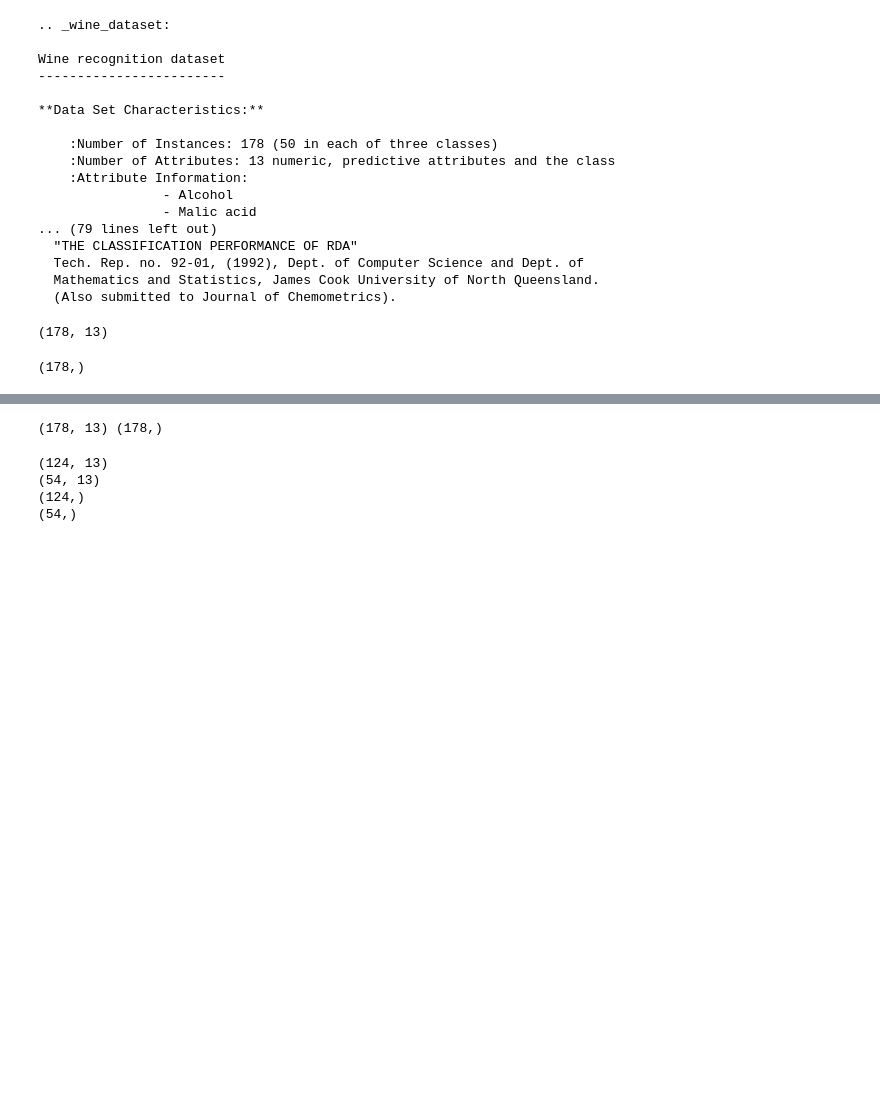
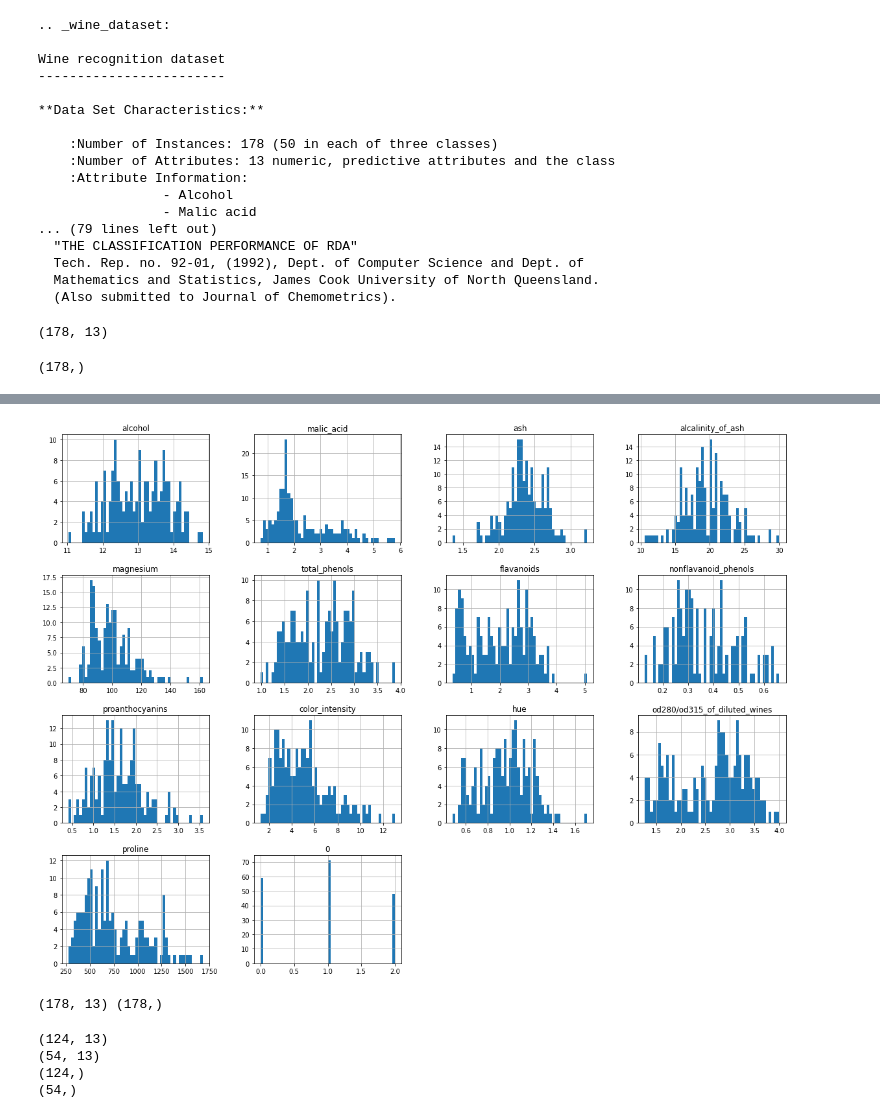
Before and after one commit to WendelSantosD/ICUFPA, a Jupyter notebook: wine.ipynb, the cells around one changed output, grey strips where cells are left out. Cells and saved outputs as stored; diff of their text form; code cells hidden in the pictures; blank space fills up the shorter version.

```diff
--- a/wine.ipynb
+++ b/wine.ipynb
@@ -55,3 +87,8 @@ df = pd.DataFrame(inputs, columns=wine_data.feature_names)
+# %%
+df.hist(bins=50,figsize=(20,15))
+plt.show()
+# %% [output]
+[figure, added]
 # %%
 #Load the dataset and divide it in X = features and y = labels
 X, y = load_wine(return_X_y=True)
```
Also changed, not shown: parts of 4 cells of this notebook, 1 other file.
